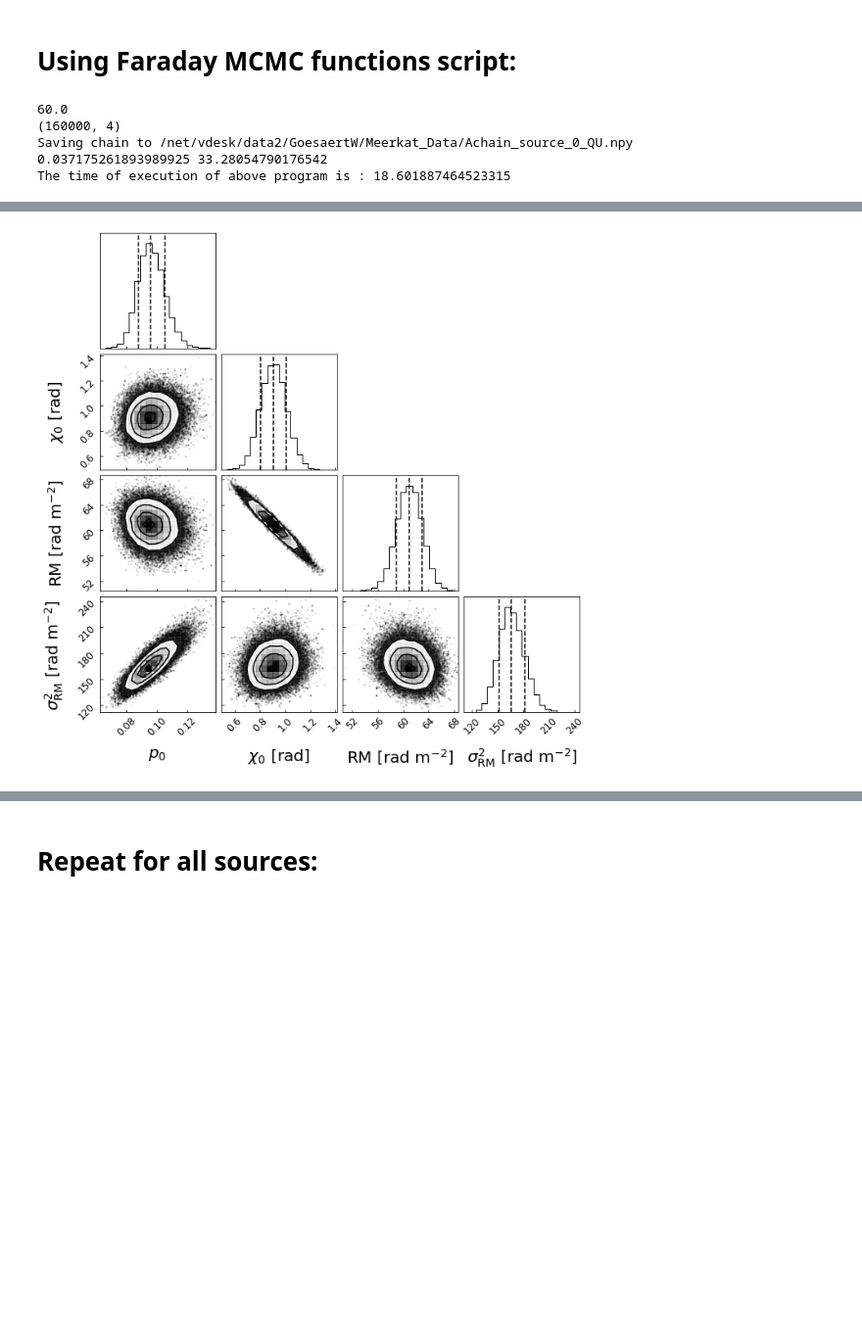
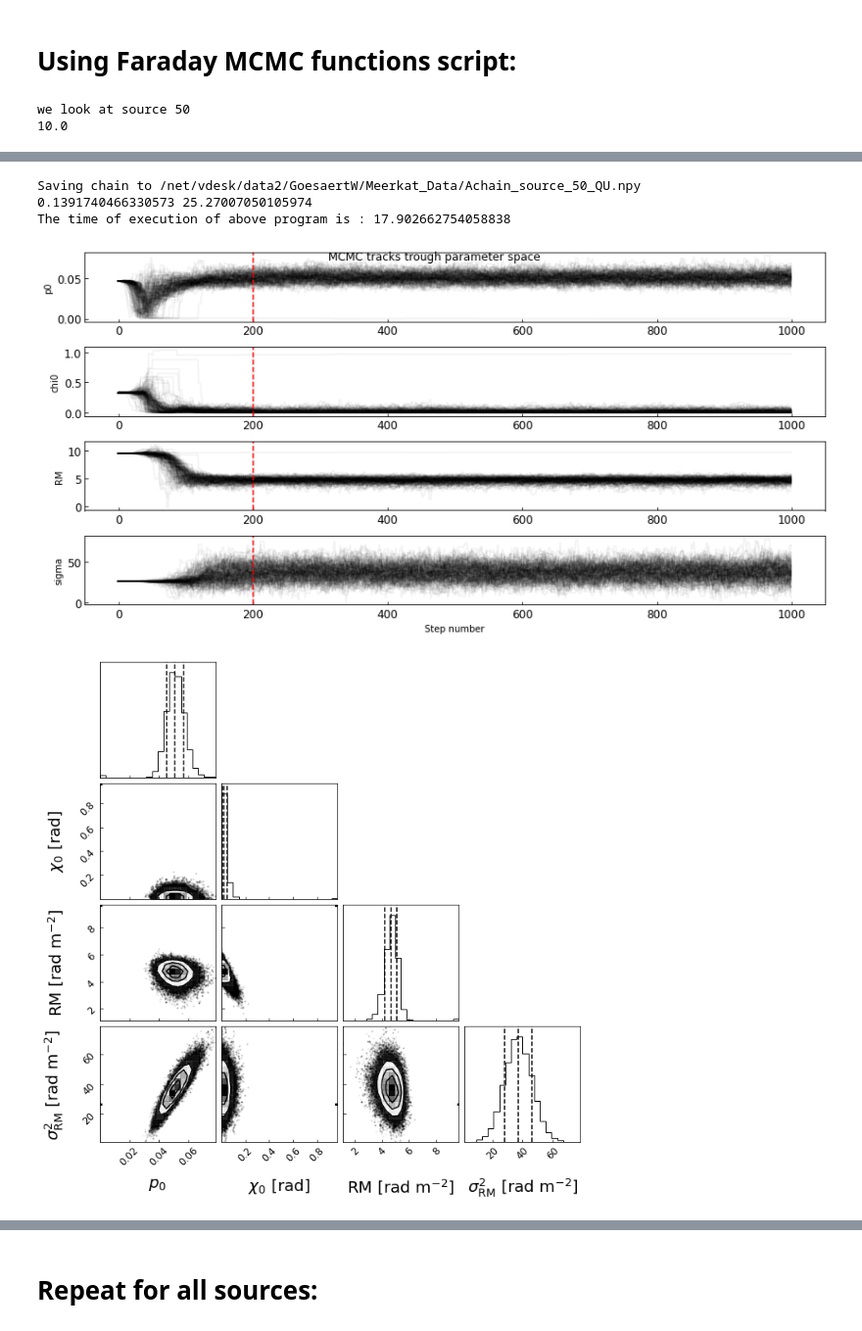
Before and after one commit to Woutmg/Meerkat_FracPol_New, a Jupyter notebook: MCMC_Faradayrotation.ipynb, the cells around one changed output, grey strips where cells are left out. Shown at 98% size. Drawn from its saved outputs; the diff is of its cells as text; code cells hidden in the pictures; blank space fills up the shorter version.

Commit message:
Added MCMC tester

```diff
--- a/MCMC_Faradayrotation.ipynb
+++ b/MCMC_Faradayrotation.ipynb
@@ -161,15 +168,18 @@ reload(mcmc_plots)
 start = time.time()
 
 #We will look at one of the 4 sources:
-source=1
-print(phi_compar[source])
-fit_dataI, fit_data, x, y = mcmc.polarization_fitting(lamb**2, I_compar[:,source], I_unc_compar[:,source]\
-                        , Q_compar[:,source], Q_unc_compar[:,source], U_compar[:,source], U_unc_compar[:,source]\
-                        , phi_compar[source], rsl_compar[source]['RA'], rsl_compar[source]['DEC'], cornerplot=True,curvature=True\
-                        ,sourcenum=0)
+source_compar = 1
+source = 50#np.argwhere(mask_erik)[source_compar,0]
+print('we look at source ' + str(source))
+print(phi_select[source])
+fit_dataI, fit_data, x, y = mcmc.polarization_fitting(lamb**2, I_select[:,source], I_unc_select[:,source]\
+                        , Q_select[:,source], Q_unc_select[:,source], U_select[:,source], U_unc_select[:,source]\
+                        , phi_select[source], rsl_select[source]['RA'], rsl_select[source]['DEC'], cornerplot=True,curvature=True\
+                        ,sourcenum=source)
 reduced_chi2 = mcmc_plots.models('ExtDepol', lamb**2, fit_dataI[0][1], fit_dataI[1][1], fit_dataI[2][1]\
-                ,fit_data[0][1], fit_data[1][1], fit_data[2][1], fit_data[3][1], I_compar[:,source]\
-                , I_unc_compar[:,source], Q_compar[:,source], Q_unc_compar[:,source], U_compar[:,source], U_unc_compar[:,source])
+                ,fit_data[0][1], fit_data[1][1], fit_data[2][1], fit_data[3][1], I_select[:,source]\
+                , I_unc_select[:,source], Q_select[:,source], Q_unc_select[:,source], U_select[:,source]\
+                , U_unc_select[:,source])
 reduced_chi2_i = reduced_chi2[3]
 reduced_chi2_qu = reduced_chi2[4]
 print(reduced_chi2_i, reduced_chi2_qu)
@@ -177,8 +187,5 @@ print(reduced_chi2_i, reduced_chi2_qu)
 end = time.time()
 print("The time of execution of above program is :", end-start)
 # %% [output]
-60.0
-(160000, 4)
-Saving chain to /net/vdesk/data2/GoesaertW/Meerkat_Data/Achain_source_0_QU.npy
-0.037175261893989925 33.28054790176542
-The time of execution of above program is : 18.601887464523315
+we look at source 50
+10.0
@@ -185,4 +196,8 @@ The time of execution of above program is : 18.601887464523315
+Saving chain to /net/vdesk/data2/GoesaertW/Meerkat_Data/Achain_source_50_QU.npy
+0.1391740466330573 25.27007050105974
+The time of execution of above program is : 17.902662754058838
-[figure, old version]
+[figure, new version]
+[figure, added]
 # %%
 reload(mcmc_plots)
 print(fit_data[0][1], fit_data[1][1], fit_data[2][1], np.sqrt(fit_data[3][1]))
```
Also changed, not shown: parts of 7 cells of this notebook, 4 other files.
